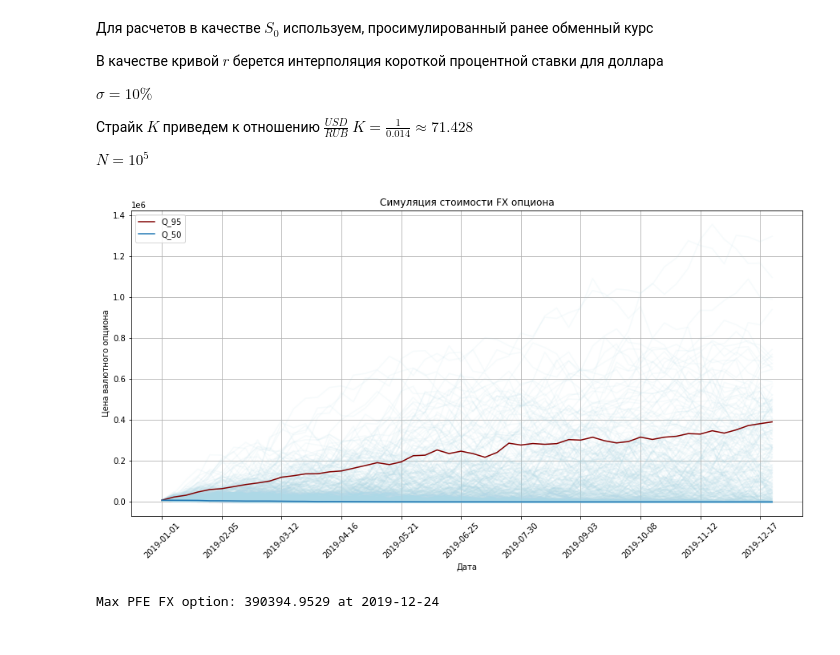
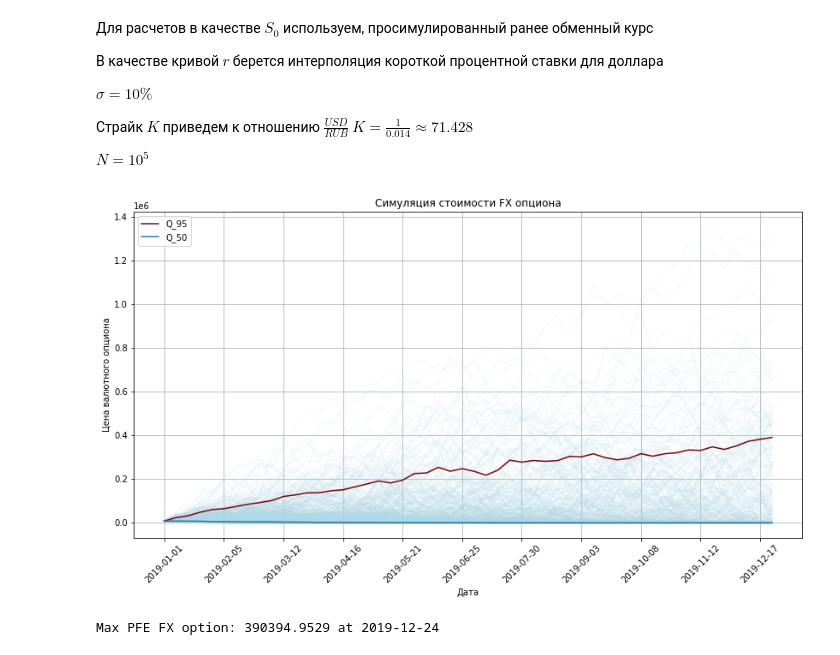
Before and after one commit to goo-goo-goo-joob/hse_stochastic_modeling, a Jupyter notebook: risk_factors_modeling.ipynb, the cells around one changed output. Drawn from its saved outputs; the diff is of its cells as text; code cells hidden in the pictures.

```diff
--- a/risk_factors_modeling.ipynb
+++ b/risk_factors_modeling.ipynb
@@ -366,10 +371,9 @@ rd = irs_rub_sim_all[:, :T] / 100
 S = np.array(fx_sim_all)[:, :T]
 
 # пересчитаем цену исполнения форвардного контракта так, чтобы в момент заключения его стоимость равнялась нулю
-K = S[:, 0] * np.exp((rd[:, 0] - rf[:, 0]) * 2)
+# K = S[:, 0] * np.exp((rd[:, 0] - rf[:, 0]) * 2)
 
-# может быть так??? Чтобы хоть где-то использовать 0.015
-# K = 1 / 0.015
+K = 1 / 0.015
 
 r = irs_rub_new[:T]  # кривая бескупонной доходности rub
 # %%
@@ -391,13 +395,14 @@ def simulate_FX_forward(S, T, K, N, rd, rf, r):
 
 F, f = simulate_FX_forward(S, T, K, N, rd, rf, r)
 # %%
-fig, ax = plt.subplots(figsize=(14, 7))
+fig, ax = plt.subplots(figsize=(14,7), facecolor='w')
 
 forward_date_range = pd.date_range(dt_start_fwd, dt_finish_fwd, freq='7d', closed='right')
 for i in range(rd.shape[0]):
 
     ax.plot(forward_date_range, f[i, :], c='lightblue', alpha=0.2)
 
+ax.grid()
 ax.plot(forward_date_range, np.quantile(f, q=0.95, axis=0), c='maroon', label='Q95')
 plt.title(f'Симуляции стоимости форварда\n(max Q95 = {round(max(np.quantile(f, q=0.95, axis=0)), 2)})')
 plt.legend()
@@ -444,30 +411,0 @@ r = irs_rub_new[:T]  # кривая бескупонной доходности
-# %%
-def simulate_FX_forward(S, T, K, N, rd, rf, r):
-
-    F = np.zeros((rd.shape[0], T))
-    f = np.zeros((rd.shape[0], T))
-    time = np.arange(T)[::-1]
-
-    for j, t in enumerate(time):
-
-        # форвардная цена
-        F[:, j] = S[:, j] * np.exp((rd[:, j] - rf[:, j]) * (t + 1) / 52)
-
-        # приведенная стоимость форвардного контракта
-        f[:, j] = N * (F[:, j] - K) * np.exp(-r[t - 1] * t / 52)
-
-    return F, f
-
-F, f = simulate_FX_forward(S, T, K, N, rd, rf, r)
-# %%
-fig, ax = plt.subplots(figsize=(14, 7))
-
-forward_date_range = pd.date_range(dt_start_fwd, dt_finish_fwd, freq='7d', closed='right')
-for i in range(rd.shape[0]):
-
-    ax.plot(forward_date_range, f[i, :], c='lightblue', alpha=0.2)
-
-ax.plot(forward_date_range, np.quantile(f, q=0.95, axis=0), c='maroon', label='Q95')
-plt.title(f'Симуляции стоимости форварда\n(max Q95 = {round(max(np.quantile(f, q=0.95, axis=0)), 2)})')
-plt.legend()
-plt.show()
@@ -528,28 +466,28 @@ r = irs_usd_new[:T] # кривая бескупонной доходности u
 
 F = simulate_FX_option(S, T, K, Nom, r,sigma,S.shape[0])
 # %%
-fig, ax = plt.subplots(1,1, figsize=(15,7), sharex = True)
+fig, ax = plt.subplots(1,1, figsize=(14,7), facecolor='w', sharex = True)
 forDates = np.arange(52)
 for i in range(F.shape[0]):
     ax.plot(forDates, F[i, :],
                alpha=0.1,
                c='lightblue'
               )
 PFE_rate = np.percentile(F, 95, axis = 0)
 
 plt.plot(forDates, PFE_rate, c = "maroon", alpha = 1, label = "Q_95")
 # plt.plot(forDates, np.mean(F, axis = 0), c = "green", alpha = 1, label = "mean")
 plt.plot(forDates, np.percentile(F, 50, axis = 0), alpha = 1, label = "Q_50")
 
 ax.set(title='Симуляция стоимости FX опциона')
 ax.grid()
 ax.set_ylabel('Цена валютного опциона')
 plt.legend()
 plt.xlabel('Дата')
 plt.xticks( range(0, T, 5), pd.Series(dt_range[:52:5]).astype(str).values, rotation=45)
 plt.show()
 # %% [output]
-[figure, old version]
+[figure, new version]
 # %%
 print('Max PFE FX option: {:.4f} at {}'.format(max(PFE_rate), pd.Series(dt_range[:52]).astype(str).values[np.argmax(PFE_rate)]))
 # %% [output]
```
Also changed, not shown: parts of 16 cells of this notebook.
